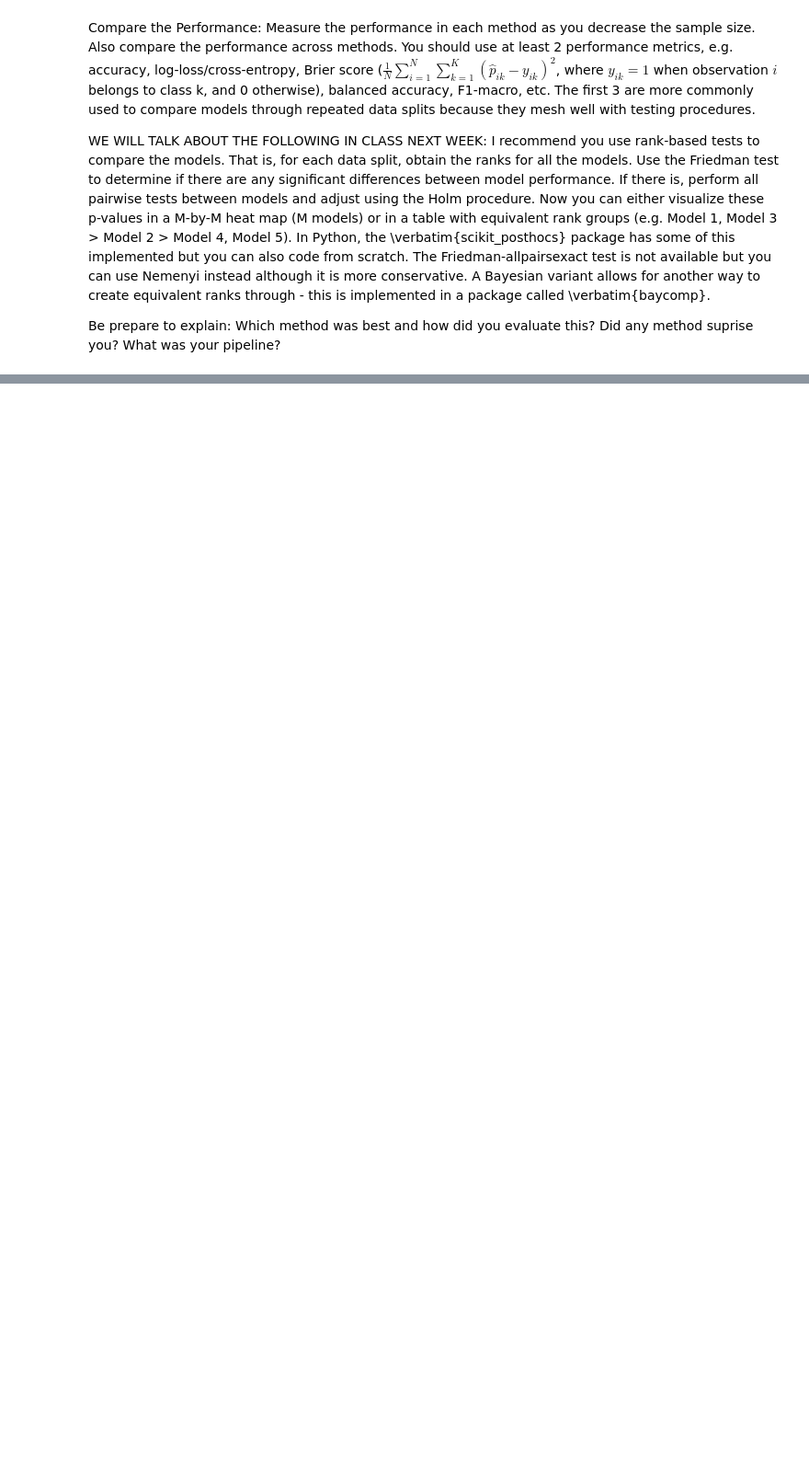
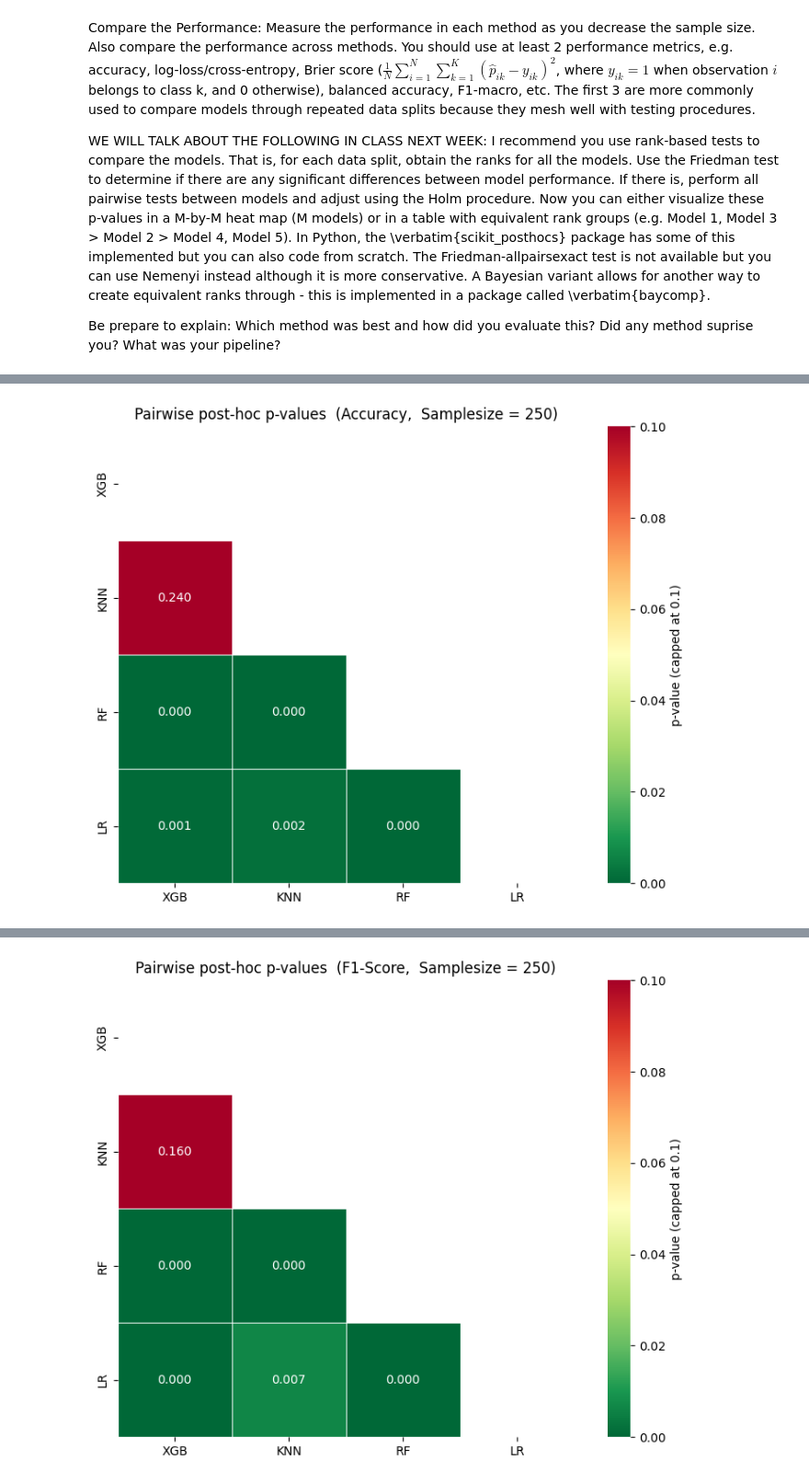
Before and after one commit to LucasKuszli/big_data, a Jupyter notebook: src_project3/project3Py.ipynb, the cells around one changed output, grey strips where cells are left out. Shown at 92% size. Drawn from its saved outputs; the diff is of its cells as text; code cells hidden in the pictures; blank space fills up the shorter version.

```diff
--- a/src_project3/project3Py.ipynb
+++ b/src_project3/project3Py.ipynb
@@ -446,0 +294,73 @@ baycomp_f1  = baycomp_heatmap(f1_mat,  method_names, runs=R, rope=0.01, score_na
+# %%
+# As the above can take a very long time to run, i save results to be usable for next steps if required
+import json
+if True:
+    with open('sample_results.json', 'w') as f:
+        json.dump({
+            'sample_accs': {str(k): v.tolist() for k, v in sample_accs.items()},
+            'sample_f1s': {str(k): v.tolist() for k, v in sample_f1s.items()}
+        }, f)
+if True:
+    with open('sample_results.json', 'r') as f:
+        data = json.load(f)
+        sample_accs = {int(k): np.array(v) for k, v in data['sample_accs'].items()}
+        sample_f1s = {int(k): np.array(v) for k, v in data['sample_f1s'].items()}
+# %%
+import pandas as pd
+import seaborn as sns
+import matplotlib.pyplot as plt
+from scipy.stats import friedmanchisquare, rankdata
+import scikit_posthocs as sp
+from scipy.stats import wilcoxon
+from itertools import combinations
+from statsmodels.stats.multitest import multipletests
+import numpy as np
+import pandas as pd
+
+def friedman(scores, method_names, sample_size, comparison_metric_name="Accuracy"):
+    stat, pval = friedmanchisquare(*scores.T)
+    print(f"Friedman statistic: {stat:.4f}, p-value: {pval:.4f}")
+    if pval > 0.05:
+        print("No significant differences found among the methods.")
+    else:
+        print("Significant differences found. Performing pairwise post-hoc test")
+        n_methods = scores.shape[1]
+        method_names = list(method_names)
+        pvals_raw = []
+        comparisons = []
+
+        print("\nPairwise Comparisons:")
+        for i, j in combinations(range(n_methods), 2):
+            stat, pval = wilcoxon(scores[:, i], scores[:, j])
+            pvals_raw.append(pval)
+            comparisons.append((method_names[i], method_names[j]))
+            print(f"  {method_names[i]:20s} vs {method_names[j]:20s}: p-value = {pval:.6f}")
+        pvals_raw = np.array(pvals_raw)
+        reject, pvals_corrected, _, _ = multipletests(pvals_raw, method='holm')
+
+        p_matrix = pd.DataFrame(np.full((n_methods, n_methods), np.nan),
+                                index=method_names,
+                                columns=method_names)
+
+        idx_counter = 0
+        for i, j in combinations(range(n_methods), 2):
+            p_matrix.iloc[j, i] = pvals_corrected[idx_counter]
+            idx_counter += 1
+
+        print("\n" + "=" * 70)
+        print("Holm-Bonferroni Corrected p-values (Lower Triangular Matrix)")
+        print("=" * 70)
+        print("\n" + p_matrix.to_string())
+        fig, ax = plt.subplots(figsize=(8, 6))
+        sns.heatmap(p_matrix, annot=True, fmt='.3f', cmap='RdYlGn_r',
+                    vmin=0, vmax=0.1, cbar_kws={'label': 'p-value (capped at 0.1)'},
+                    ax=ax, square=True, linewidths=0.5)
+        plt.title(f'Pairwise post-hoc p-values  ({comparison_metric_name},  Samplesize = {sample_size})')
+        plt.tight_layout()
+        plt.show()
+
+
+for sample_size in sample_sizes:
+    friedman(sample_accs[sample_size], list(methods.keys()), sample_size=sample_size, comparison_metric_name="Accuracy")
+    friedman(sample_f1s[sample_size], list(methods.keys()), sample_size=sample_size, comparison_metric_name="F1-Score")
+# %% [output]
@@ -446,0 +387 @@ baycomp_f1  = baycomp_heatmap(f1_mat,  method_names, runs=R, rope=0.01, score_na
+[figure, added]
@@ -446,0 +408 @@ baycomp_f1  = baycomp_heatmap(f1_mat,  method_names, runs=R, rope=0.01, score_na
+[figure, added]
```
Also changed, not shown: parts of 10 cells of this notebook, 1 other file.
